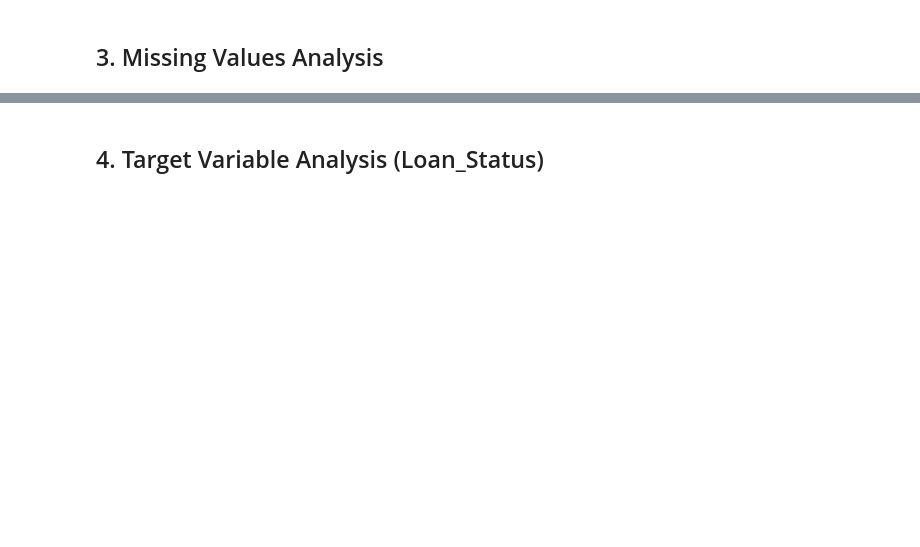
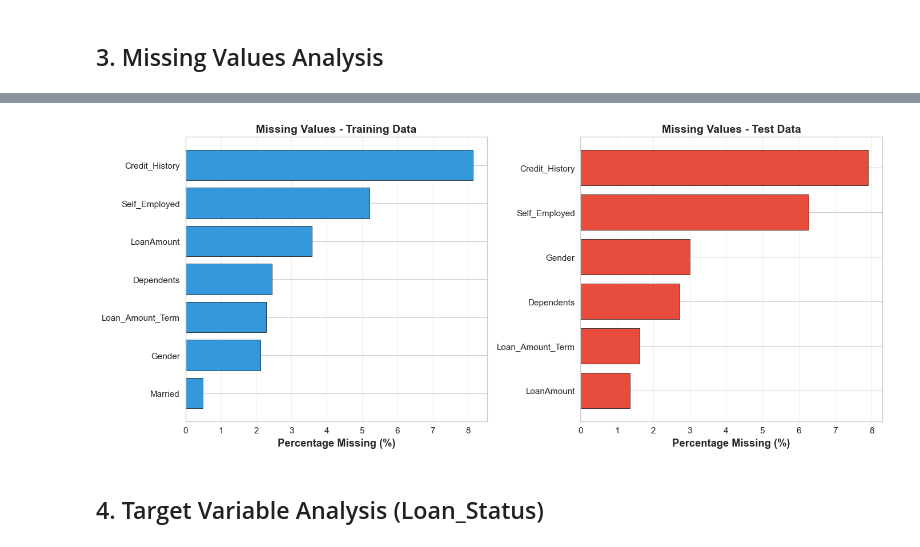
Before and after one commit to olatunjitobiloba/loan-predictor-api, a Jupyter notebook: notebooks/01_data_exploration.ipynb, the cells around one changed output, grey strips where cells are left out. Drawn from its saved outputs; the diff is of its cells as text; code cells hidden in the pictures; blank space fills up the shorter version.

```diff
--- a/notebooks/01_data_exploration.ipynb
+++ b/notebooks/01_data_exploration.ipynb
@@ -21,5 +192,26 @@ import pandas as pdimport numpy as npimport matplotlib.pyplot as pltimport seabo
 # %%
-# Visualize missing valuesfig, axes = plt.subplots(1, 2, figsize=(14, 6))# Training datamissing_train_plot = missing_df_train[missing_df_train['Missing_Count'] > 0].sort_values('Percentage')axes[0].barh(missing_train_plot.index, missing_train_plot['Percentage'], color='#3498db', edgecolor='black')axes[0].set_xlabel('Percentage Missing (%)', fontweight='bold')axes[0].set_title('Missing Values - Training Data', fontweight='bold', fontsize=14)axes[0].grid(axis='x', alpha=0.3)# Test datamissing_test_plot = missing_df_test[missing_df_test['Missing_Count'] > 0].sort_values('Percentage')axes[1].barh(missing_test_plot.index, missing_test_plot['Percentage'], color='#e74c3c', edgecolor='black')axes[1].set_xlabel('Percentage Missing (%)', fontweight='bold')axes[1].set_title('Missing Values - Test Data', fontweight='bold', fontsize=14)axes[1].grid(axis='x', alpha=0.3)plt.tight_layout()plt.savefig(f'{viz_folder}/01_missing_values_analysis.png', dpi=300, bbox_inches='tight')plt.show()
+# Visualize missing values
+fig, axes = plt.subplots(1, 2, figsize=(14, 6))
+
+# Training data
+missing_train_plot = missing_df_train[missing_df_train['Missing_Count'] > 0].sort_values('Percentage')
+axes[0].barh(missing_train_plot.index, missing_train_plot['Percentage'], color='#3498db', edgecolor='black')
+axes[0].set_xlabel('Percentage Missing (%)', fontweight='bold')
+axes[0].set_title('Missing Values - Training Data', fontweight='bold', fontsize=14)
+axes[0].grid(axis='x', alpha=0.3)
+
+# Test data
+missing_test_plot = missing_df_test[missing_df_test['Missing_Count'] > 0].sort_values('Percentage')
+axes[1].barh(missing_test_plot.index, missing_test_plot['Percentage'], color='#e74c3c', edgecolor='black')
+axes[1].set_xlabel('Percentage Missing (%)', fontweight='bold')
+axes[1].set_title('Missing Values - Test Data', fontweight='bold', fontsize=14)
+axes[1].grid(axis='x', alpha=0.3)
+
+plt.tight_layout()
+plt.savefig(f'{viz_folder}/01_missing_values_analysis.png', dpi=300, bbox_inches='tight')
+plt.show()
+# %% [output]
+[figure, added]
 # %% [markdown]
 ## 4. Target Variable Analysis (Loan_Status)
 # %%
```
Also changed, not shown: parts of 25 cells of this notebook, 17 other files.
